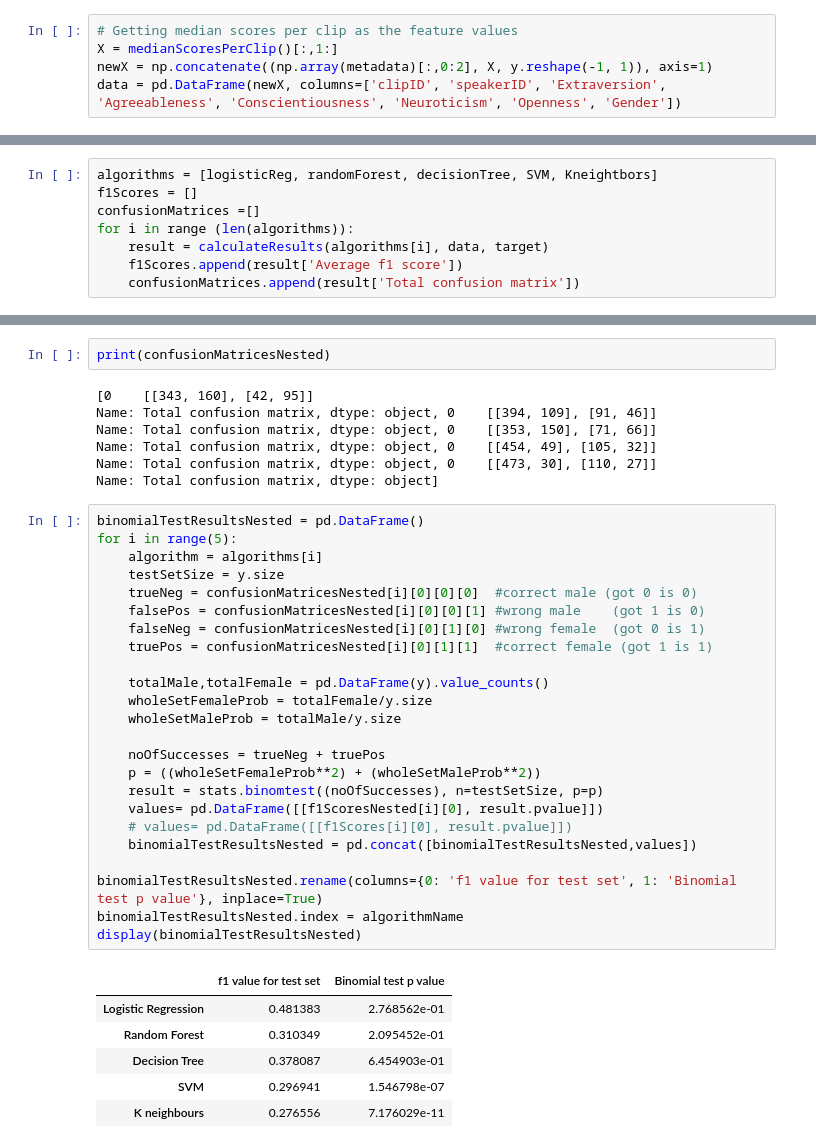
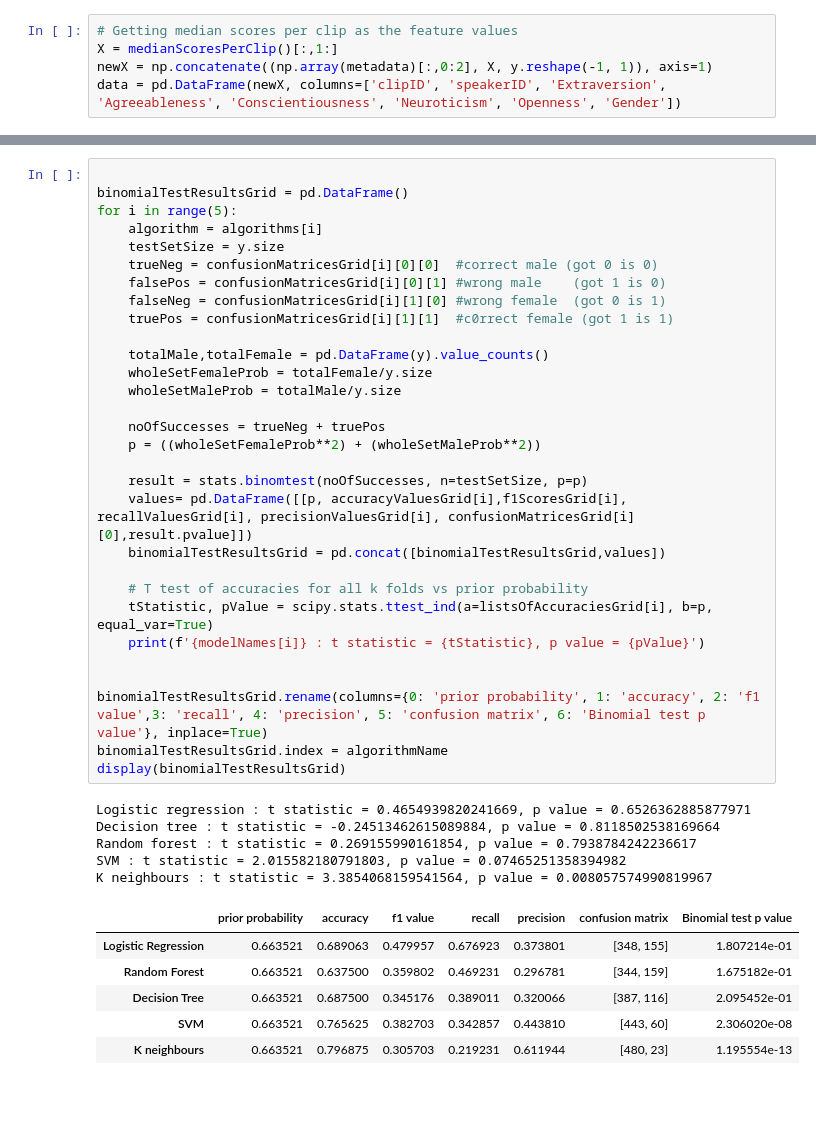
Before and after one commit to sophiak12/Individual_Project, a Jupyter notebook: src/model.ipynb, the cells around one changed output, grey strips where cells are left out. Saved outputs shown, nothing was run; the diff lists cells and outputs as text; blank space fills up the shorter version.

```diff
--- a/src/model.ipynb
+++ b/src/model.ipynb
@@ -187,8 +191,0 @@ display(final)
-# %%
-algorithms = [logisticReg, randomForest, decisionTree, SVM, Kneightbors]
-f1Scores = []
-confusionMatrices =[]
-for i in range (len(algorithms)):
-    result = calculateResults(algorithms[i], data, target)
-    f1Scores.append(result['Average f1 score'])
-    confusionMatrices.append(result['Total confusion matrix'])
@@ -306,40 +412,42 @@ SVM optimal hyperparameters: {'C': 5, 'degree': 5, 'kernel': 'poly'}
-# %%
-print(confusionMatricesNested)
-# %% [output]
-[0    [[343, 160], [42, 95]]
-Name: Total confusion matrix, dtype: object, 0    [[394, 109], [91, 46]]
-Name: Total confusion matrix, dtype: object, 0    [[353, 150], [71, 66]]
-Name: Total confusion matrix, dtype: object, 0    [[454, 49], [105, 32]]
-Name: Total confusion matrix, dtype: object, 0    [[473, 30], [110, 27]]
-Name: Total confusion matrix, dtype: object]
 # %%
-binomialTestResultsNested = pd.DataFrame()
+
+binomialTestResultsGrid = pd.DataFrame()
 for i in range(5):
     algorithm = algorithms[i]
     testSetSize = y.size
-    trueNeg = confusionMatricesNested[i][0][0][0]  #correct male (got 0 is 0)
-    falsePos = confusionMatricesNested[i][0][0][1] #wrong male    (got 1 is 0)
-    falseNeg = confusionMatricesNested[i][0][1][0] #wrong female  (got 0 is 1)
-    truePos = confusionMatricesNested[i][0][1][1]  #correct female (got 1 is 1)
+    trueNeg = confusionMatricesGrid[i][0][0]  #correct male (got 0 is 0)
+    falsePos = confusionMatricesGrid[i][0][1] #wrong male    (got 1 is 0)
+    falseNeg = confusionMatricesGrid[i][1][0] #wrong female  (got 0 is 1)
+    truePos = confusionMatricesGrid[i][1][1]  #c0rrect female (got 1 is 1)
 
     totalMale,totalFemale = pd.DataFrame(y).value_counts()
     wholeSetFemaleProb = totalFemale/y.size
     wholeSetMaleProb = totalMale/y.size
 
     noOfSuccesses = trueNeg + truePos
     p = ((wholeSetFemaleProb**2) + (wholeSetMaleProb**2))
-    result = stats.binomtest((noOfSuccesses), n=testSetSize, p=p)
-    values= pd.DataFrame([[f1ScoresNested[i][0], result.pvalue]])
-    # values= pd.DataFrame([[f1Scores[i][0], result.pvalue]])
-    binomialTestResultsNested = pd.concat([binomialTestResultsNested,values])
 
-binomialTestResultsNested.rename(columns={0: 'f1 value for test set', 1: 'Binomial test p value'}, inplace=True)
-binomialTestResultsNested.index = algorithmName
-display(binomialTestResultsNested)
+    result = stats.binomtest(noOfSuccesses, n=testSetSize, p=p)
+    values= pd.DataFrame([[p, accuracyValuesGrid[i],f1ScoresGrid[i], recallValuesGrid[i], precisionValuesGrid[i], confusionMatricesGrid[i][0],result.pvalue]])
+    binomialTestResultsGrid = pd.concat([binomialTestResultsGrid,values])
+
+    # T test of accuracies for all k folds vs prior probability
+    tStatistic, pValue = scipy.stats.ttest_ind(a=listsOfAccuraciesGrid[i], b=p, equal_var=True)
+    print(f'{modelNames[i]} : t statistic = {tStatistic}, p value = {pValue}')
+
+
+binomialTestResultsGrid.rename(columns={0: 'prior probability', 1: 'accuracy', 2: 'f1 value',3: 'recall', 4: 'precision', 5: 'confusion matrix', 6: 'Binomial test p value'}, inplace=True)
+binomialTestResultsGrid.index = algorithmName
+display(binomialTestResultsGrid)
 # %% [output]
+Logistic regression : t statistic = 0.4654939820241669, p value = 0.6526362885877971
+Decision tree : t statistic = -0.24513462615089884, p value = 0.8118502538169664
+Random forest : t statistic = 0.269155990161854, p value = 0.7938784242236617
+SVM : t statistic = 2.015582180791803, p value = 0.07465251358394982
+K neighbours : t statistic = 3.3854068159541564, p value = 0.008057574990819967
-|  | f1 value for test set | Binomial test p value |
-| Logistic Regression | 0.481383 | 2.768562e-01 |
-| Random Forest | 0.310349 | 2.095452e-01 |
-| Decision Tree | 0.378087 | 6.454903e-01 |
-| SVM | 0.296941 | 1.546798e-07 |
-| K neighbours | 0.276556 | 7.176029e-11 |
+|  | prior probability | accuracy | f1 value | recall | precision | confusion matrix | Binomial test p value |
+| Logistic Regression | 0.663521 | 0.689063 | 0.479957 | 0.676923 | 0.373801 | [348, 155] | 1.807214e-01 |
+| Random Forest | 0.663521 | 0.637500 | 0.359802 | 0.469231 | 0.296781 | [344, 159] | 1.675182e-01 |
+| Decision Tree | 0.663521 | 0.687500 | 0.345176 | 0.389011 | 0.320066 | [387, 116] | 2.095452e-01 |
+| SVM | 0.663521 | 0.765625 | 0.382703 | 0.342857 | 0.443810 | [443, 60] | 2.306020e-08 |
+| K neighbours | 0.663521 | 0.796875 | 0.305703 | 0.219231 | 0.611944 | [480, 23] | 1.195554e-13 |
```
Also changed, not shown: parts of 18 cells of this notebook, 6 other files.
